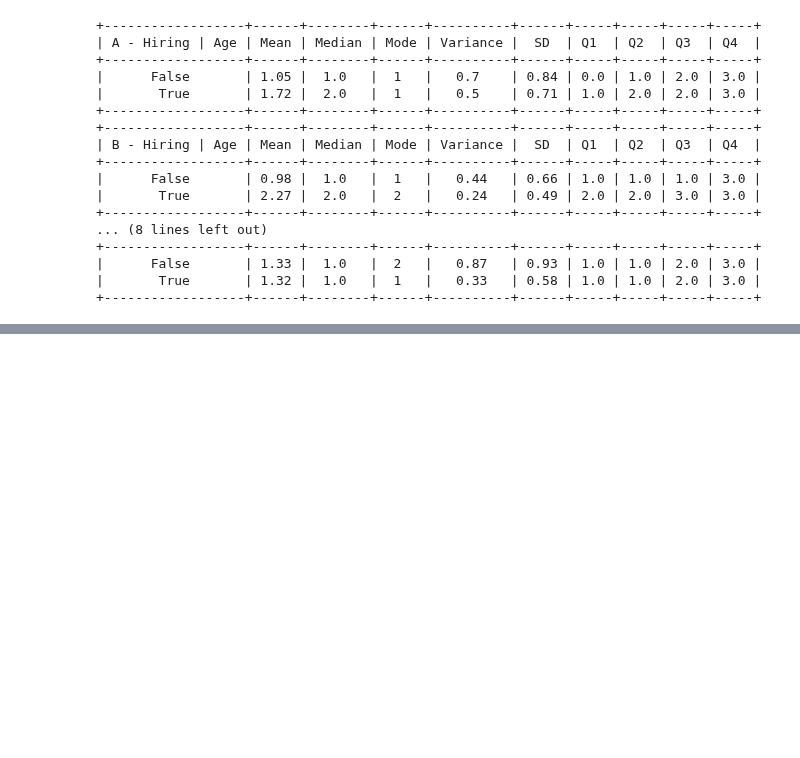
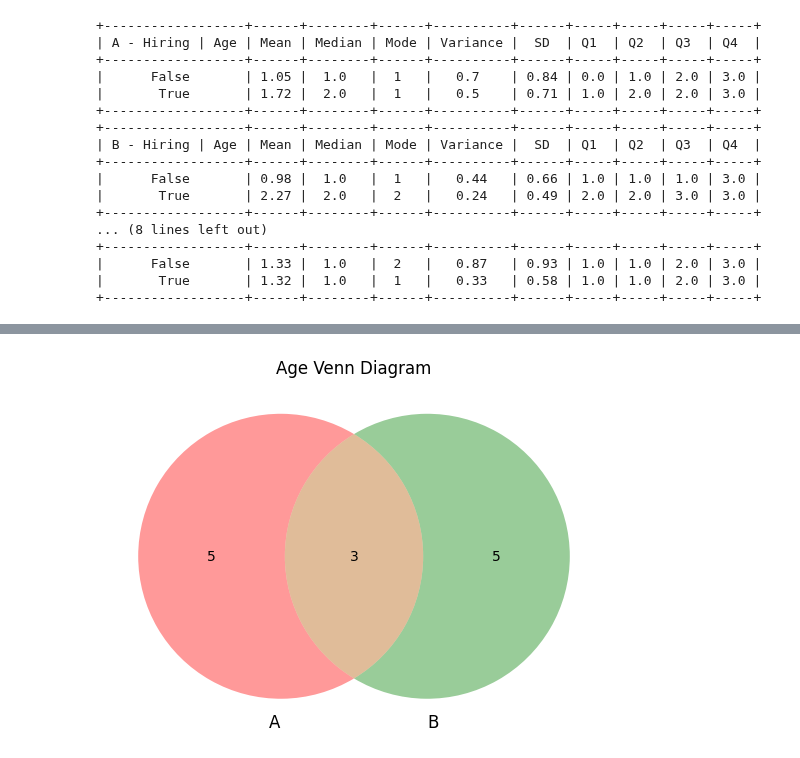
Before and after one commit to sreehariprathap/Data-Analysis--Maths---Algorithms, a Jupyter notebook: Week-2/Group4Assignment.ipynb, the cells around one changed output, grey strips where cells are left out. Saved outputs shown, nothing was run; the diff lists cells and outputs as text; code cells hidden in the pictures; blank space fills up the shorter version.

```diff
--- a/Week-2/Group4Assignment.ipynb
+++ b/Week-2/Group4Assignment.ipynb
@@ -225,0 +266,18 @@ print_using_tabulate(agg_d, ['D - Hiring | Age', 'Mean', 'Median', 'Mode','Varia
+# %%
+from matplotlib_venn import venn2
+import matplotlib.pyplot as plt
+import pandas as pd
+
+def plot_venn_diagram(df_a, df_b, title):
+    plt.figure()
+    intersection = pd.merge(df_a, df_b, on='age')
+    venn2(subsets=(len(df_a), len(df_b), len(intersection)), set_labels=('A', 'B'))
+    plt.title(title)
+    plt.show()
+
+# Example usage
+df_a = pd.DataFrame({'age': [20, 21, 22, 23, 24]})
+df_b = pd.DataFrame({'age': [22, 23, 24, 25, 26]})
+plot_venn_diagram(df_a, df_b, 'Age Venn Diagram')
+# %% [output]
+[figure, added]
```
Also changed, not shown: parts of 4 cells of this notebook.
